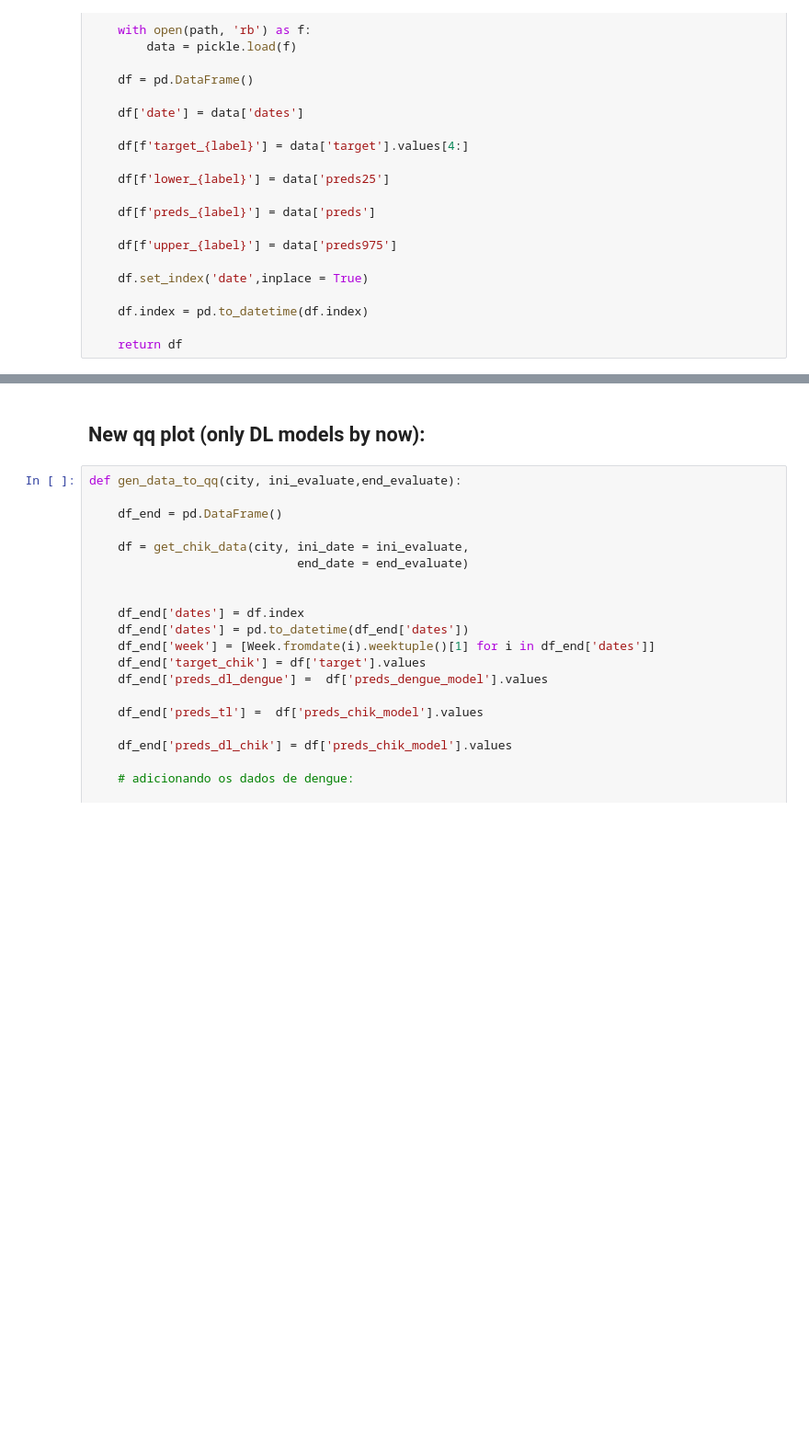
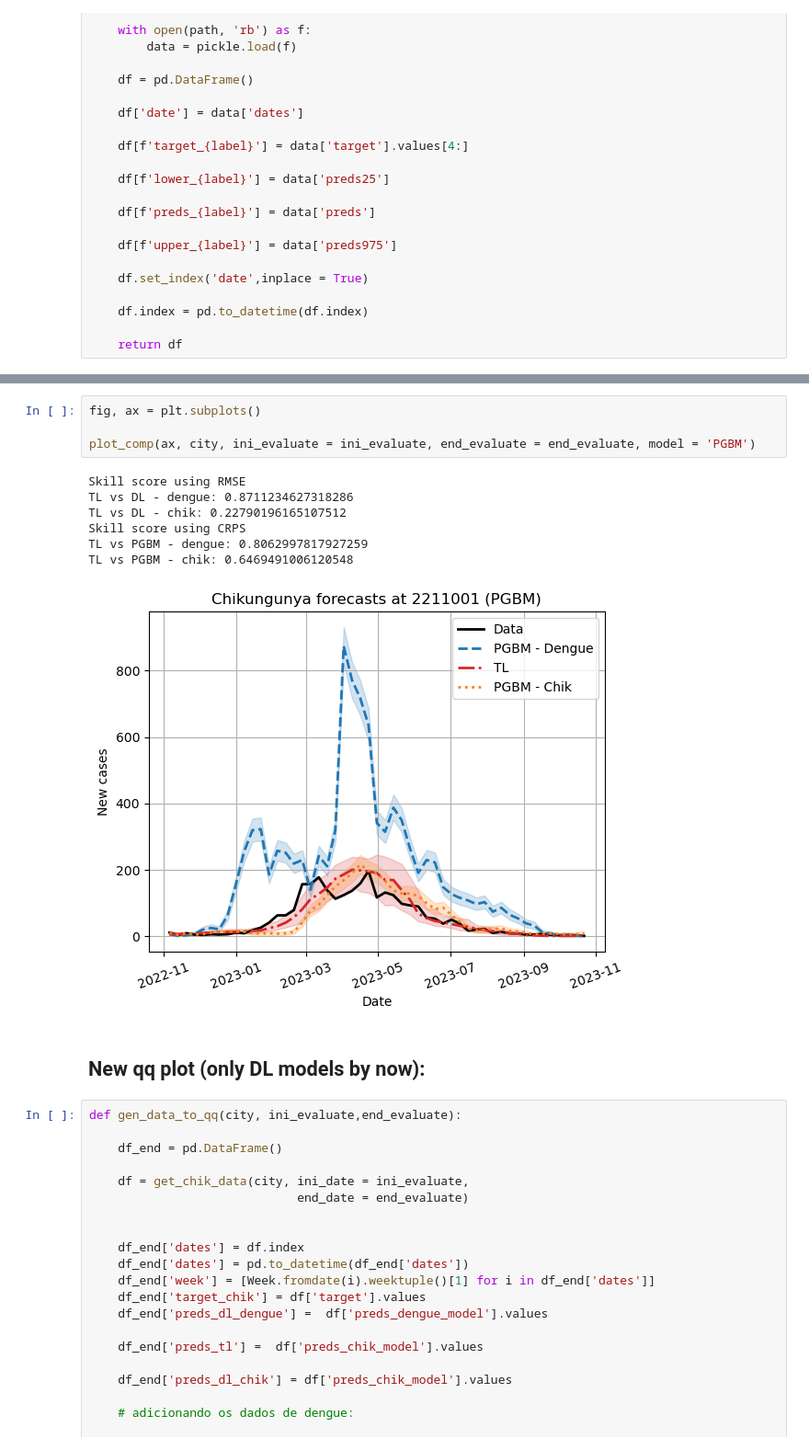
Before and after one commit to AlertaDengue/transfer-learning-forecast, a Jupyter notebook: notebooks/Comp_models.ipynb, the cells around one changed output, grey strips where cells are left out. Shown at 92% size. Saved outputs shown, nothing was run; the diff lists cells and outputs as text; blank space fills up the shorter version.

```diff
--- a/notebooks/Comp_models.ipynb
+++ b/notebooks/Comp_models.ipynb
@@ -299,3 +336,15 @@ TL vs DL - chik: 0.48199830720598136
+# %%
+fig, ax = plt.subplots()
+
+plot_comp(ax, city, ini_evaluate = ini_evaluate, end_evaluate = end_evaluate, model = 'PGBM')
+# %% [output]
+Skill score using RMSE
+TL vs DL - dengue: 0.8711234627318286
+TL vs DL - chik: 0.22790196165107512
+Skill score using CRPS
+TL vs PGBM - dengue: 0.8062997817927259
+TL vs PGBM - chik: 0.6469491006120548
+[figure, added]
 # %% [markdown]
 ## New qq plot (only DL models by now):
 # %%
```
Also changed, not shown: parts of 16 cells of this notebook, 23 other files.
